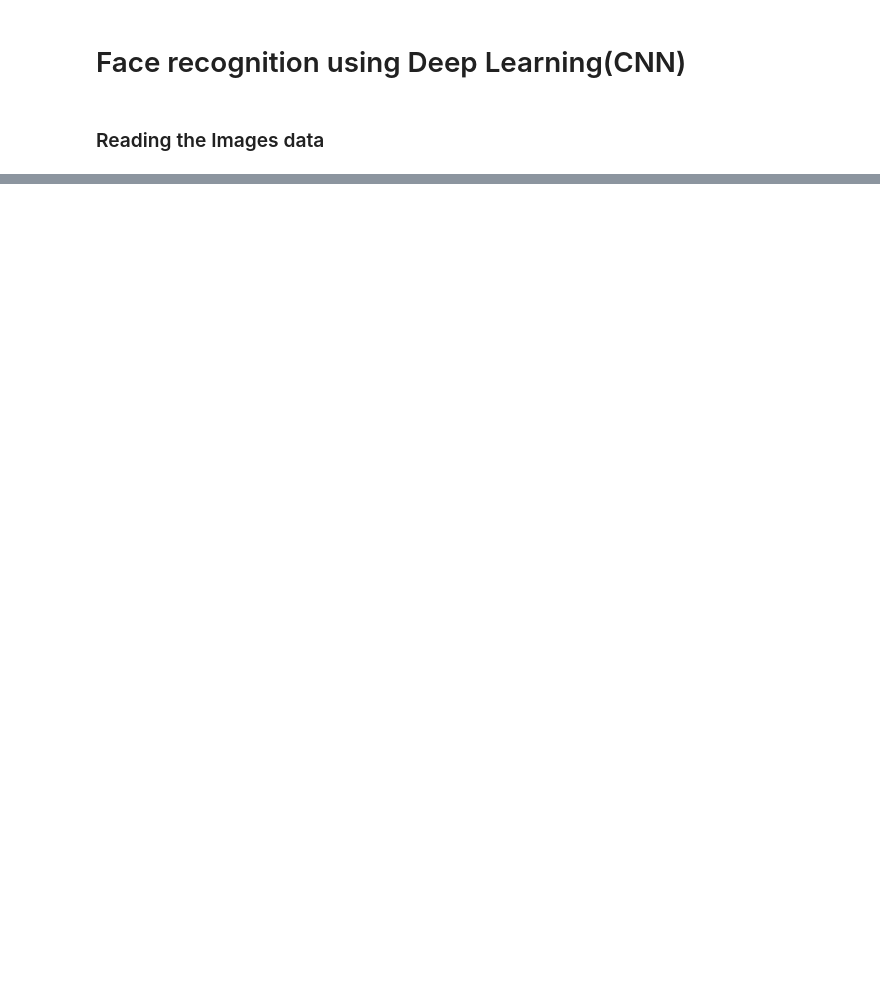
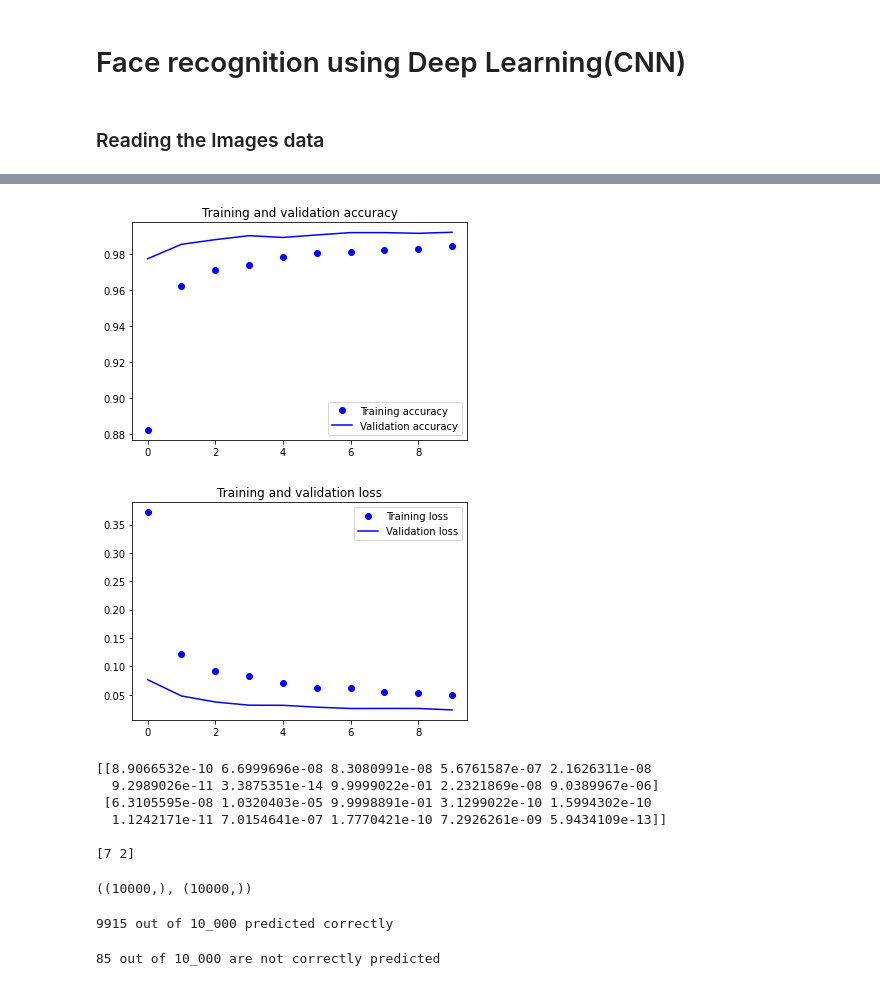
Before and after one commit to amandeepsingh1111/Deep-Learning, a Jupyter notebook: CNN/img_classf.ipynb, the cells around one changed output, grey strips where cells are left out. Drawn from its saved outputs; the diff is of its cells as text; code cells hidden in the pictures; blank space fills up the shorter version.

```diff
--- a/CNN/img_classf.ipynb
+++ b/CNN/img_classf.ipynb
@@ -390,7 +143,3 @@ y_train_cat.shape, y_test_cat.shape
-# %%
-from sklearn.model_selection import train_test_split
-
-X_train,X_test,Y_train,Y_test = train_test_split(x_train, y_train_cat, test_size=0.2, random_state=13)
 # %%
 print("X_train shape",X_train.shape)
 print("X_test shape",X_test.shape)
@@ -414,7 +163,7 @@ from keras.callbacks import ReduceLROnPlateau
 
 model = Sequential()
 
-model.add(Conv2D(filters = 8, kernel_size = (5,5),padding = 'Same', activation ='relu', input_shape=(249,249,1)))
+model.add(Conv2D(filters = 10, kernel_size = (3,3),padding = 'Same', activation ='relu', input_shape=(28,28,1)))
 model.add(MaxPool2D(pool_size=(2,2)))
 model.add(Dropout(0.25))
 
@@ -426,14 +175,14 @@ model.add(Dropout(0.25))
 model.add(Flatten())
 model.add(Dense(256, activation = "relu"))
 model.add(Dropout(0.5))
-model.add(Dense(16, activation = "softmax"))
+model.add(Dense(10, activation = "softmax"))
 # %%
 # Compile the model
 model.compile(optimizer = 'adam' , loss = "categorical_crossentropy", metrics=["accuracy"])
 
-epochs = 5  # for better result increase the epochs
+epochs = 10  # for better result increase the epochs
 batch_size = 128
 # %%
 # fit the model
-history = model.fit(X_train,Y_train, batch_size=batch_size,epochs = epochs)
+history = model.fit(X_train,y_train_cat, batch_size=batch_size,epochs = epochs, validation_data=(X_test,y_test_cat))
 # %% [output]
@@ -449,0 +220,36 @@ Epoch 5/5
+# %%
+accuracy = history.history['accuracy']
+val_accuracy = history.history['val_accuracy']
+loss = history.history['loss']
+val_loss = history.history['val_loss']
+epochs = range(len(accuracy))
+plt.plot(epochs, accuracy, 'bo', label='Training accuracy')
+plt.plot(epochs, val_accuracy, 'b', label='Validation accuracy')
+plt.title('Training and validation accuracy')
+plt.legend()
+plt.figure()
+plt.plot(epochs, loss, 'bo', label='Training loss')
+plt.plot(epochs, val_loss, 'b', label='Validation loss')
+plt.title('Training and validation loss')
+plt.legend()
+plt.show()
+# %% [output]
+[figure, added]
+[figure, added]
+# %%
+predicted_classes = model.predict(X_test)
+print(f'{predicted_classes[:2]} \n')
+
+predicted_classes = np.argmax(np.round(predicted_classes),axis=1)
+print(predicted_classes[:2])
+# %% [output]
+[[8.9066532e-10 6.6999696e-08 8.3080991e-08 5.6761587e-07 2.1626311e-08
+  9.2989026e-11 3.3875351e-14 9.9999022e-01 2.2321869e-08 9.0389967e-06]
+ [6.3105595e-08 1.0320403e-05 9.9998891e-01 3.1299022e-10 1.5994302e-10
+  1.1242171e-11 7.0154641e-07 1.7770421e-10 7.2926261e-09 5.9434109e-13]]
+
+[7 2]
+# %%
+predicted_classes.shape, Y_test.shape
+# %% [output]
+((10000,), (10000,))
@@ -449,0 +258,8 @@ Epoch 5/5
+# %%
+print(f'{np.sum(u==1)} out of 10_000 predicted correctly')
+# %% [output]
+9915 out of 10_000 predicted correctly
+# %%
+print(f'{len(y_test_cat)-(np.sum(u==1))} out of 10_000 are not correctly predicted')
+# %% [output]
+85 out of 10_000 are not correctly predicted
```
Also changed, not shown: parts of 56 cells of this notebook.
